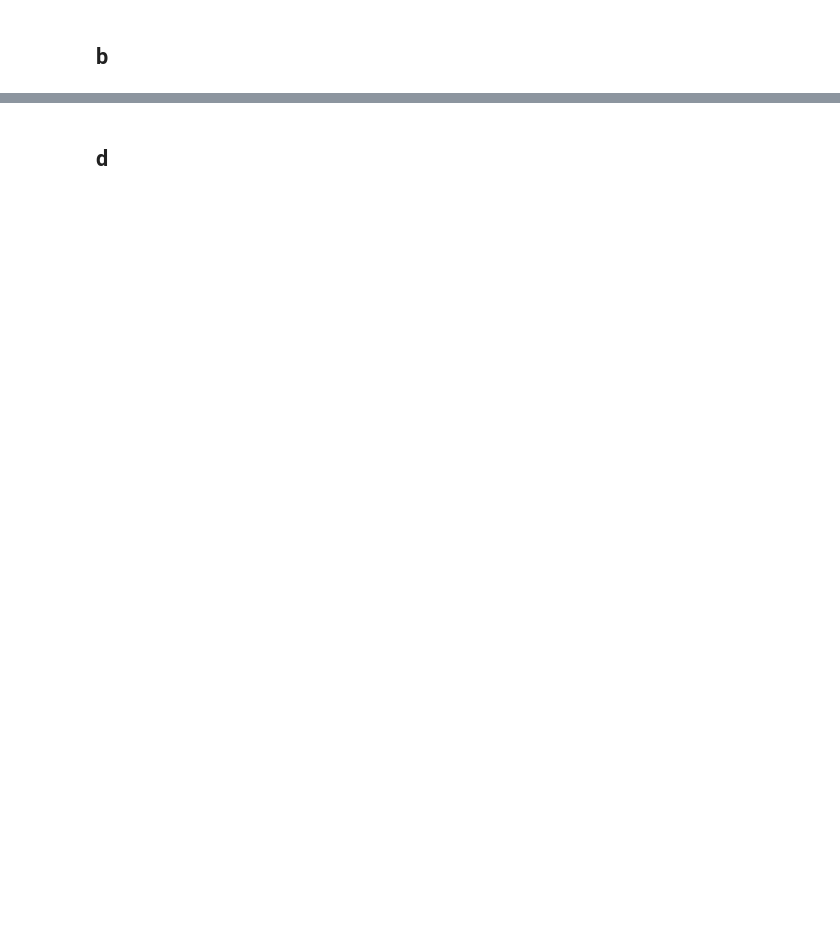
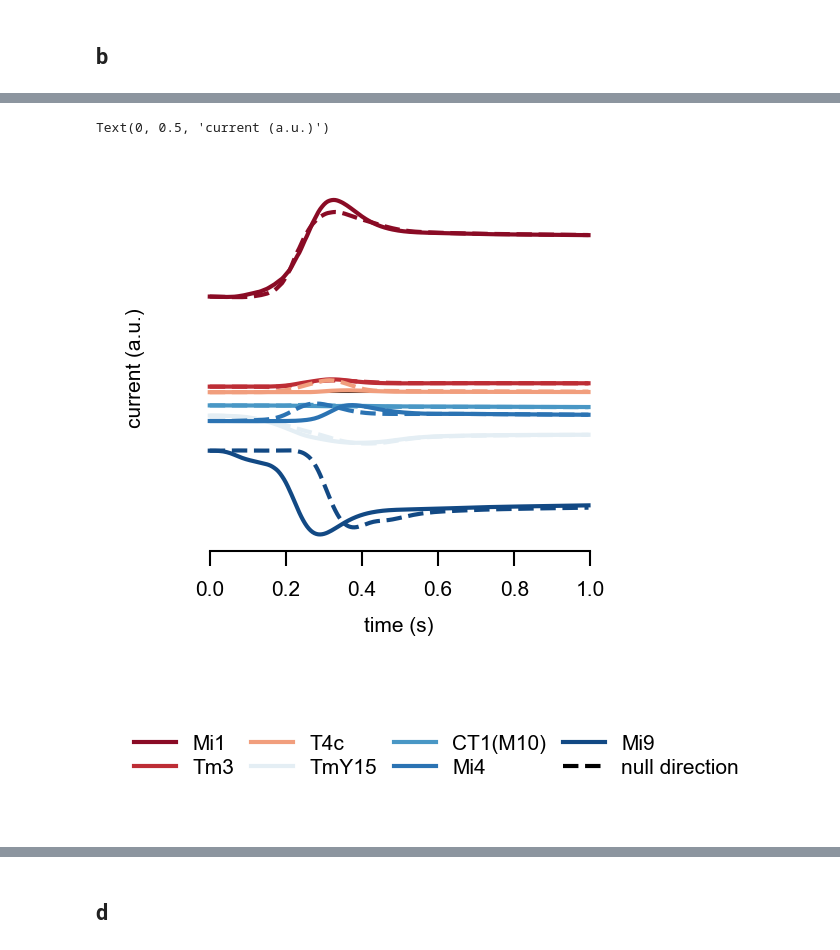
Before and after one commit to TuragaLab/flyvis, a Jupyter notebook: notebooks/figure_04_mechanisms.ipynb, the cells around one changed output, grey strips where cells are left out. Drawn from its saved outputs; the diff is of its cells as text; code cells hidden in the pictures; blank space fills up the shorter version.

```diff
--- a/notebooks/figure_04_mechanisms.ipynb
+++ b/notebooks/figure_04_mechanisms.ipynb
@@ -156,0 +186,7 @@ TypeError: unhashable type: 'numpy.ndarray'
+# %%
+for target_type in target_types:
+    if target_type not in current_views:
+        current_views[target_type] = MovingEdgeCurrentView(
+            ensemble, target_type, subdir, dataset.arg_df
+        )
+    view = current_views[target_type]
@@ -156,0 +197,2 @@ TypeError: unhashable type: 'numpy.ndarray'
+# %%
+current_views[target_type] = view.divide_by_given_norm(norm)
@@ -156,0 +255,24 @@ TypeError: unhashable type: 'numpy.ndarray'
+# %%
+fig, ax, legend_fig, legend_ax = current_view.model_selection(
+    cluster_indices[cell_type][0]
+).plot_temporal_contributions(
+    1,
+    90,
+    t_start=0,
+    t_end=1,
+    model_average=True,
+    legend=False,
+    sum_exc_inh=False,
+    only_sum=False,
+    max_figure_height_cm=3.3941,
+    panel_height_cm=3.3941,
+    max_figure_width_cm=4.0513,
+    panel_width_cm=4.0513,
+    hide_source_types=["T4a", "T4b", "T5c", "Mi10", "C3"]
+)
+ylim = ax.get_ylim()
+ax.set_ylabel("current (a.u.)", fontsize=5)
+# %% [output]
+Text(0, 0.5, 'current (a.u.)')
+[figure, added]
+[figure, added]
```
Also changed, not shown: parts of 72 cells of this notebook, 13 other files.
